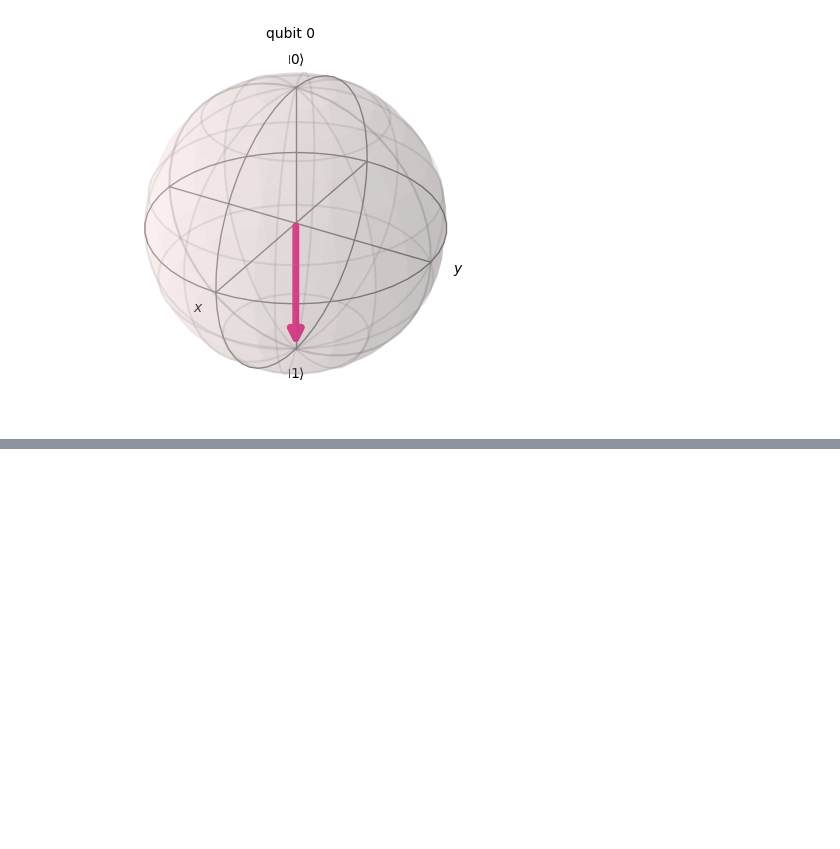
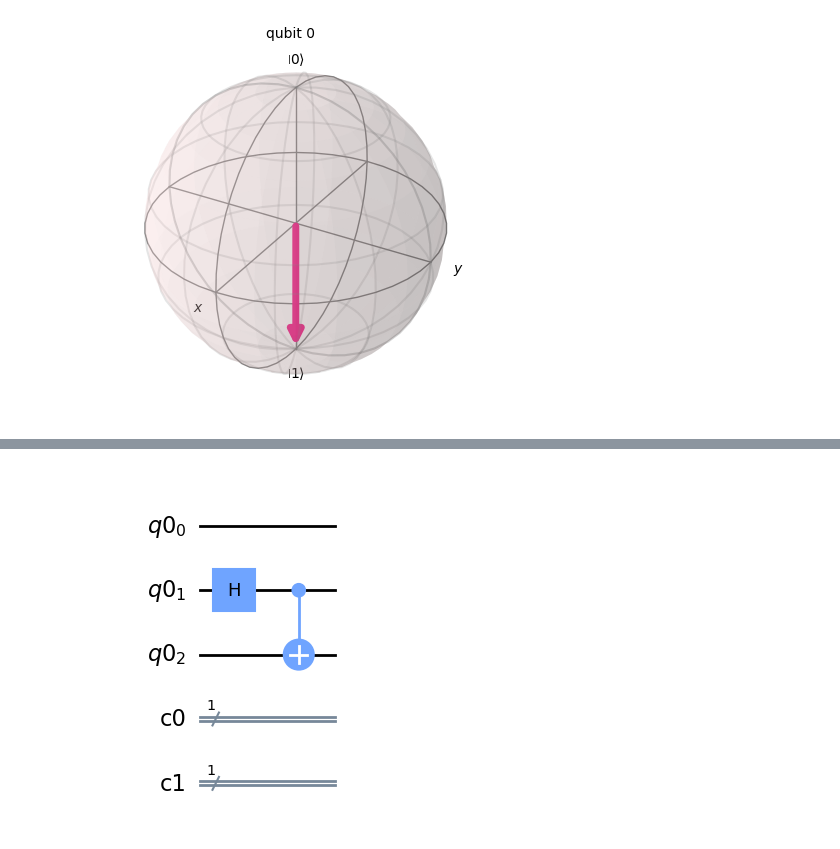
Before and after one commit to Kcops11/SeniorDesignQuantum17, a Jupyter notebook: jupyter/quantum.ipynb, the cells around one changed output, grey strips where cells are left out. Saved outputs shown, nothing was run; the diff lists cells and outputs as text; code cells hidden in the pictures; blank space fills up the shorter version.

Commit message:
Simple EPR pair communication

```diff
--- a/jupyter/quantum.ipynb
+++ b/jupyter/quantum.ipynb
@@ -43,0 +52,29 @@ pbm(state)
+# %%
+import numpy as np
+from qiskit import QuantumCircuit, QuantumRegister, ClassicalRegister, execute, BasicAer, IBMQ
+from qiskit.visualization import plot_histogram, plot_bloch_multivector
+from qiskit import *
+import matplotlib.pyplot as plt
+%matplotlib inline
+from qiskit.visualization import plot_histogram
+
+#quantum teleporation using 3 qubits (one is for the quantum bits which Alice-Bob want to share, and others are for EPR pair which is supplied from thrid-party)
+#two classical bits are for communicating the measurement results. In our network, these classical bits are handled by router.
+qr = QuantumRegister(3)
+cr1 = ClassicalRegister(1)
+cr2 = ClassicalRegister(1)
+#defining quantum system
+teleportation_circuit = QuantumCircuit(qr, cr1, cr2)
+
+def entanglement_bell_pair(qc, a, b):
+
+    qc.h(a) # Put qubit a into state |+> or |-> using hadamard gate
+    qc.cx(a,b) # CNOT with a as control and b as target
+
+#generating entangled qbuits. Can it be handled from the router?
+
+entanglement_bell_pair(teleportation_circuit, 1, 2) # t
+teleportation_circuit.draw(output='mpl')
+#q01 and q02 are for EPR pair. Unlike the reference paper, we are open to take care of all cases of EPR pairs.
+# %% [output]
+[figure, added]
```
Also changed, not shown: parts of 14 cells of this notebook, 1 other file.
